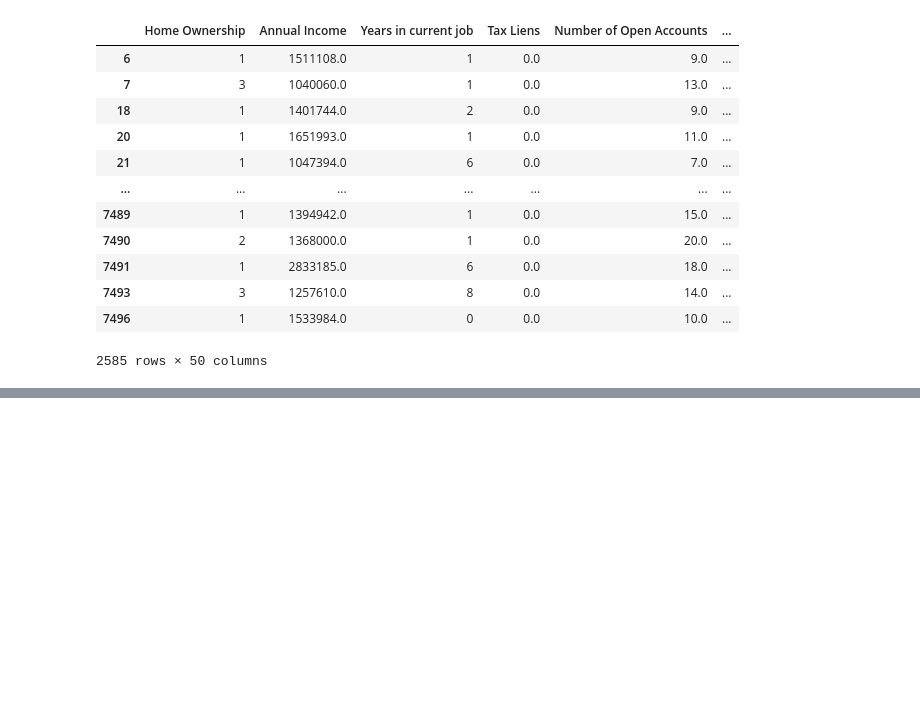
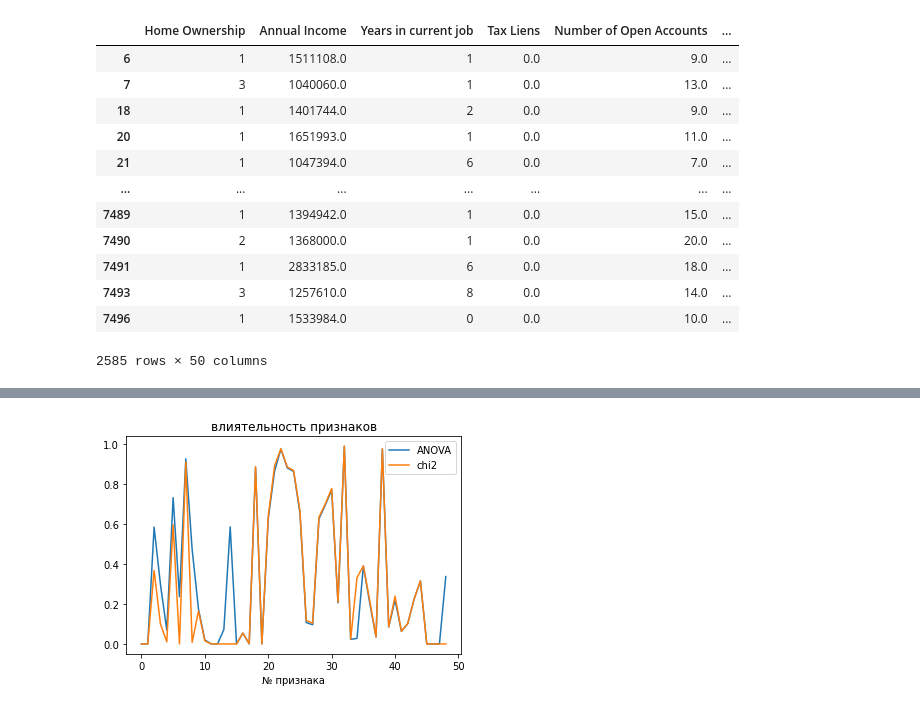
Before and after one commit to Arhio/GB-Python-Lib-Stage-2, a Jupyter notebook: Course_project/KuznetsovVV_solution.ipynb, the cells around one changed output, grey strips where cells are left out. Saved outputs shown, nothing was run; the diff lists cells and outputs as text; code cells hidden in the pictures; blank space fills up the shorter version.

```diff
--- a/Course_project/KuznetsovVV_solution.ipynb
+++ b/Course_project/KuznetsovVV_solution.ipynb
@@ -574,0 +1026,10 @@ train_probe
+# %%
+model_catb_ = catb.CatBoostClassifier(class_weights=[1, 3.5], random_state=21, cat_features=CAT_FEATURE_NAMES )
+#model_catb = catb.CatBoostClassifier(class_weights=[1, 3.5], silent=True, random_state=21)
+model_catb.fit(cbX_train, y_train,
+          verbose=False)
+
+y_train_pred = model_catb.predict(cbX_train)
+y_test_pred = model_catb.predict(cbX_test)
+
+get_classification_report(y_train, y_train_pred, y_test, y_test_pred)
@@ -574,0 +1056,5 @@ train_probe
+# %%
+params = {'n_estimators':[50, 100, 200, 500, 700, 1000, 1200, 1500],
+          'max_depth':[3, 5, 7]}
+# %%
+cv=KFold(n_splits=3, random_state=21, shuffle=True)
@@ -574,0 +1066,5 @@ train_probe
+# %%
+%%time
+
+rs = RandomizedSearchCV(model_xgb, params, scoring='f1', cv=cv, n_jobs=-1)
+rs.fit(xgbX_train, y_train)
@@ -574,0 +1173,12 @@ train_probe
+# %%
+rez_c = chi2(np.abs(cbX_train),y_train)
+rez_f = f_classif(cbX_train,y_train)
+
+plt.plot(rez_f[1], label= 'ANOVA')
+plt.plot(rez_c[1],label='chi2')
+plt.title('влиятельность признаков')
+plt.xlabel('№ признака')
+plt.legend()
+plt.show()
+# %% [output]
+[figure, added]
```
Also changed, not shown: parts of 84 cells of this notebook.
